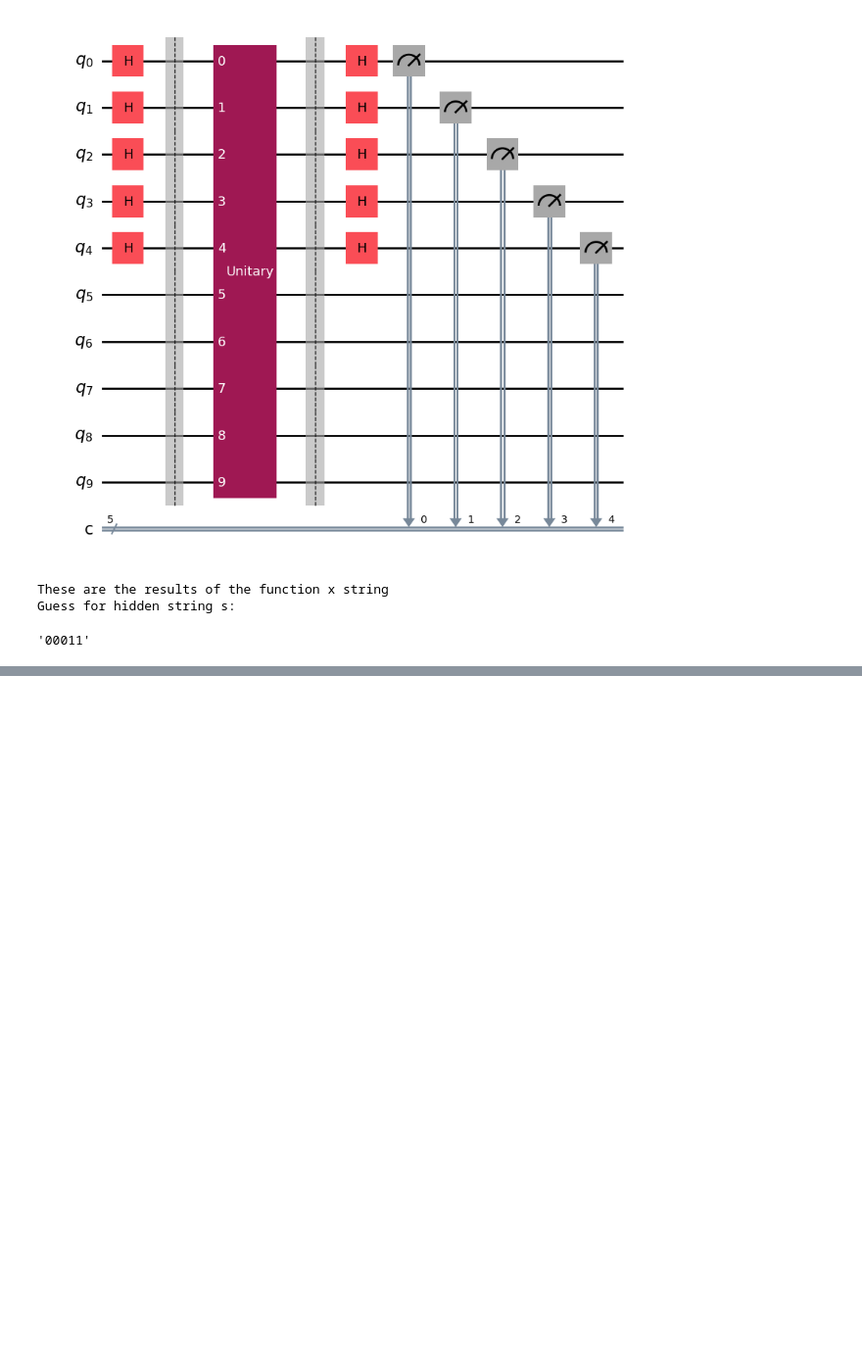
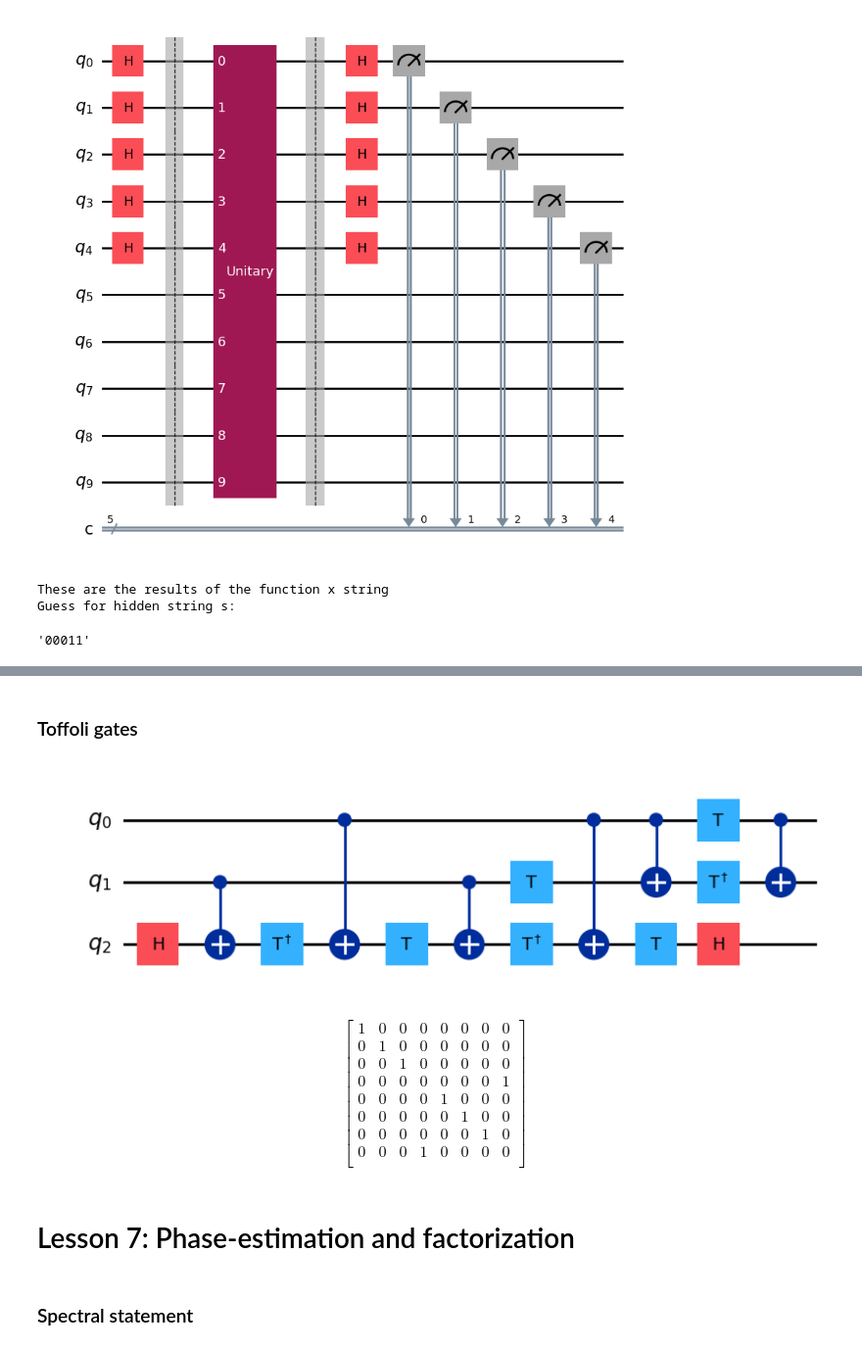
Before and after one commit to EvaaVos/Quantum_Computing_Course, a Jupyter notebook: Qiskit/Unit2_FundamentalsofQuantumAlgorithms.ipynb, the cells around one changed output, grey strips where cells are left out. Shown at 98% size. Drawn from its saved outputs; the diff is of its cells as text; code cells hidden in the pictures; blank space fills up the shorter version.

```diff
--- a/Qiskit/Unit2_FundamentalsofQuantumAlgorithms.ipynb
+++ b/Qiskit/Unit2_FundamentalsofQuantumAlgorithms.ipynb
@@ -425,0 +463,44 @@ Guess for hidden string s:
+# %% [markdown]
+### Toffoli gates
+# %%
+## Toffoli gates are not included in the default gate set
+## Creating Toffoli gate
+
+Toffoli = QuantumCircuit(3)
+
+Toffoli.h(2)
+Toffoli.cx(1, 2)
+Toffoli.tdg(2)
+Toffoli.cx(0, 2)
+Toffoli.t(2)
+Toffoli.cx(1, 2)
+Toffoli.tdg(2)
+Toffoli.cx(0, 2)
+Toffoli.t(1)
+Toffoli.t(2)
+Toffoli.cx(0, 1)
+Toffoli.t(0)
+Toffoli.tdg(1)
+Toffoli.h(2)
+Toffoli.cx(0, 1)
+
+display(Toffoli.draw(output="mpl"))
+display(Operator(Toffoli).draw("latex"))
+# %% [output]
+[figure, added]
+$$
+\begin{bmatrix}
+1 & 0 & 0 & 0 & 0 & 0 & 0 & 0  \\
+ 0 & 1 & 0 & 0 & 0 & 0 & 0 & 0  \\
+ 0 & 0 & 1 & 0 & 0 & 0 & 0 & 0  \\
+ 0 & 0 & 0 & 0 & 0 & 0 & 0 & 1  \\
+ 0 & 0 & 0 & 0 & 1 & 0 & 0 & 0  \\
+ 0 & 0 & 0 & 0 & 0 & 1 & 0 & 0  \\
+ 0 & 0 & 0 & 0 & 0 & 0 & 1 & 0  \\
+ 0 & 0 & 0 & 1 & 0 & 0 & 0 & 0  \\
+ \end{bmatrix}
+$$
+# %% [markdown]
+# Lesson 7: Phase-estimation and factorization
+# %% [markdown]
+### Spectral statement
```
Also changed, not shown: parts of 14 cells of this notebook.
